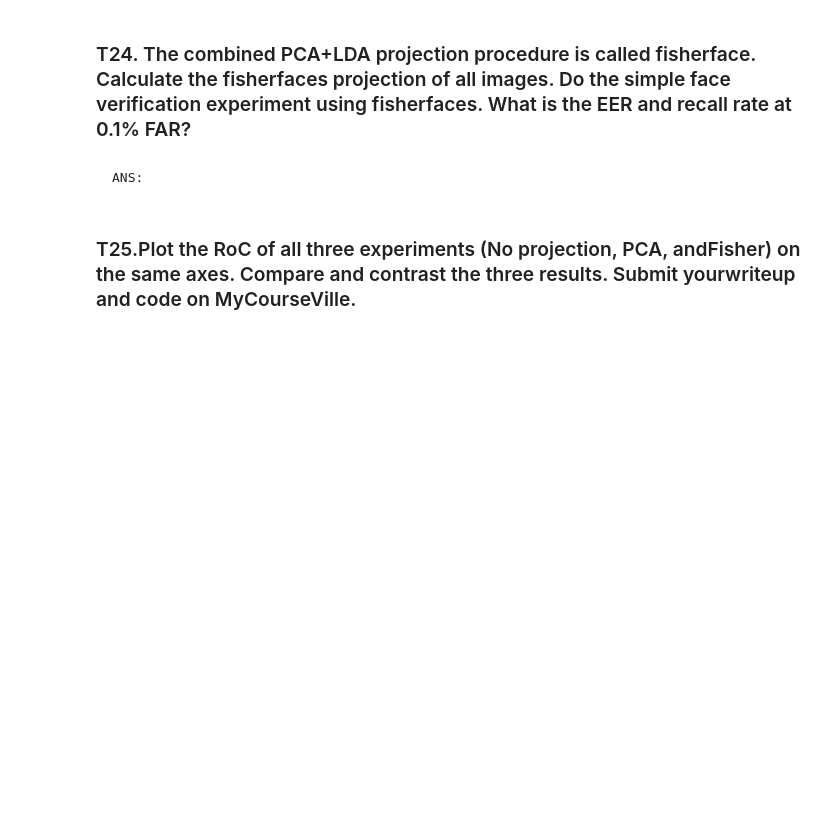
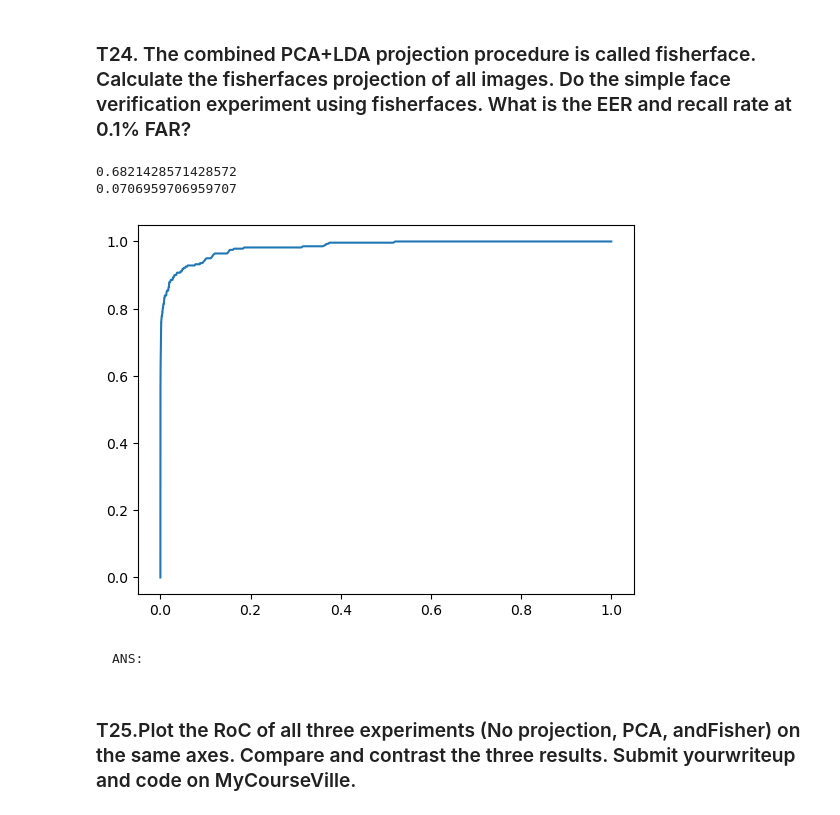
Before and after one commit to Mond45/pattern_recognition, a Jupyter notebook: hw3/HW3_Fisherfaces(student).ipynb, the cells around one changed output. Cells and saved outputs as stored; diff of their text form; code cells hidden in the pictures; blank space fills up the shorter version.

```diff
--- a/hw3/HW3_Fisherfaces(student).ipynb
+++ b/hw3/HW3_Fisherfaces(student).ipynb
@@ -702,3 +687,21 @@ n_dim = ...
+# %%
+T_reduced = calculate_projection_vectors(T, meanface, v, 80)
+D_reduced = calculate_projection_vectors(D, meanface, v, 80)
+
+similarity_matrix = generate_similarity_matrix(
+    T_reduced @ w[:, :39], D_reduced @ w[:, :39]
+)
+# %%
+# calculate_roc(similarity_matrix)
+
+tpr3, far3 = calculate_roc(similarity_matrix)
+plot_roc(tpr3, far3)
+print(tpr3[np.argmin(np.abs(np.array(far3) - 0.001))])
+print(far3[np.argmin(np.abs(1 - np.array(tpr3) - np.array(far3)))])
+# %% [output]
+0.6821428571428572
+0.0706959706959707
+[figure, added]
 # %% [markdown]
     ANS:
 # %% [markdown]
```
Also changed, not shown: parts of 28 cells of this notebook.
